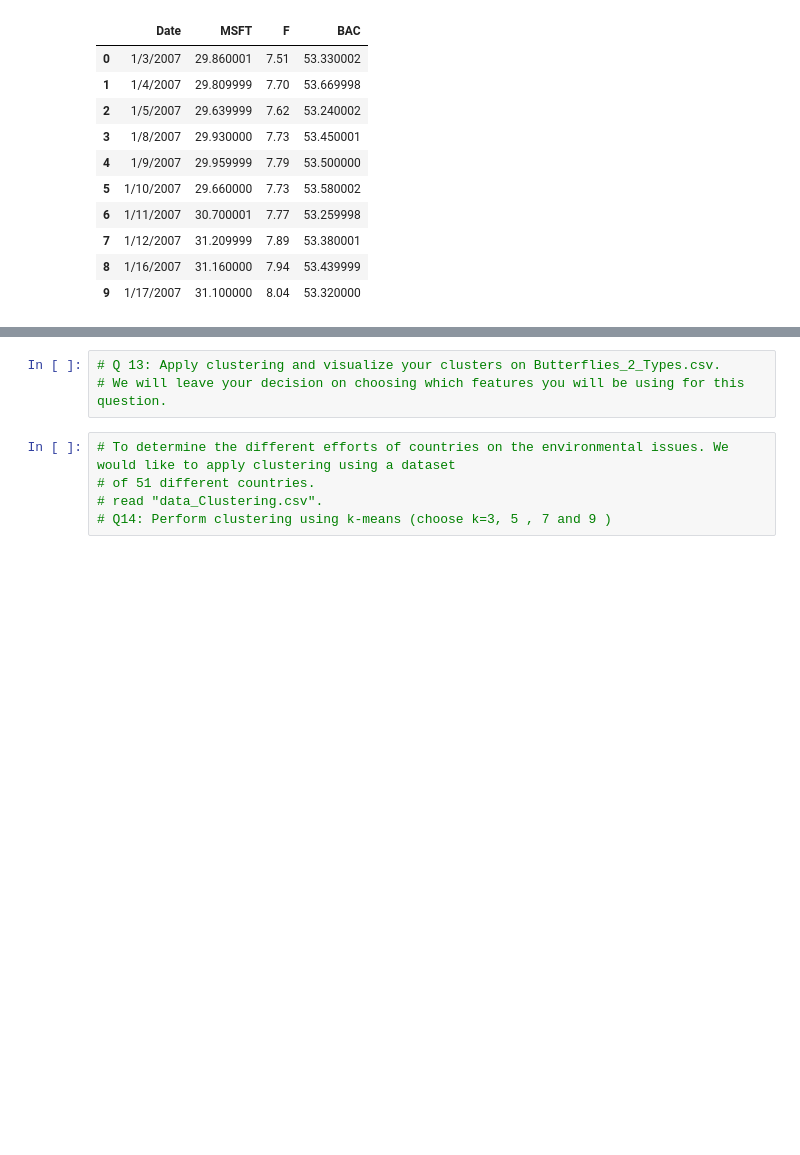
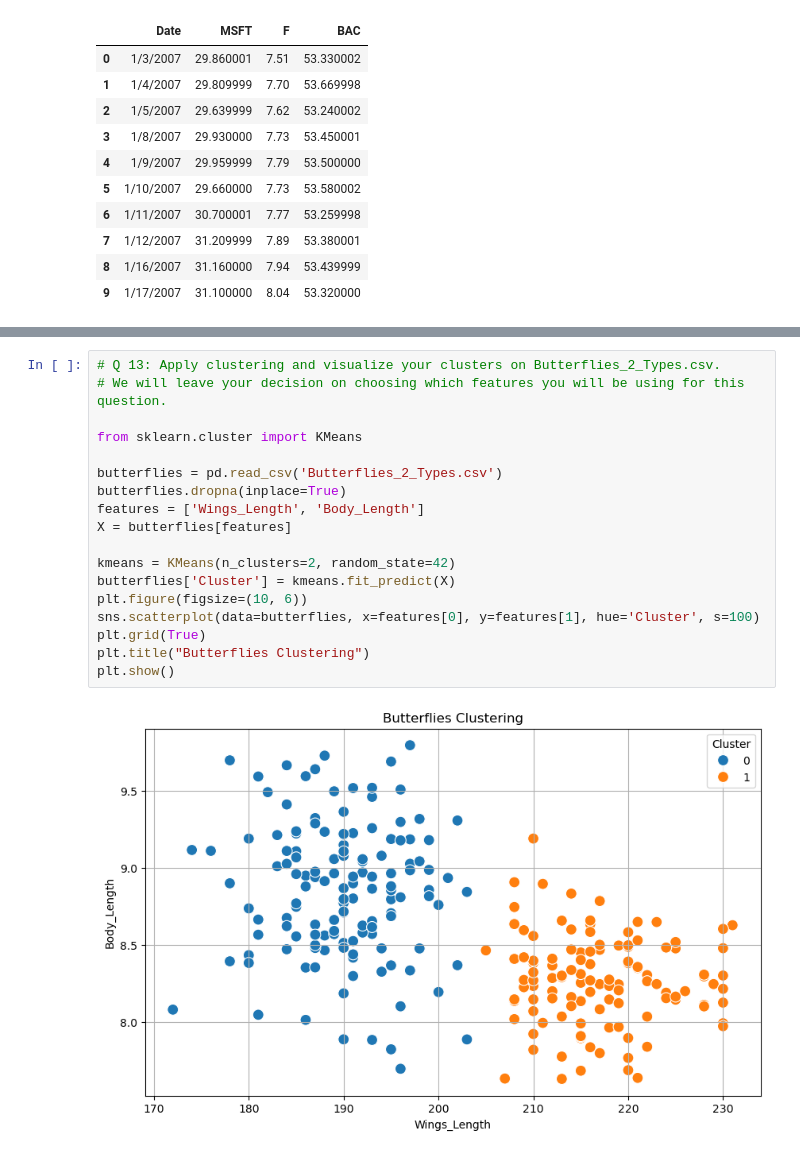
Before and after one commit to Vlouis22/data_science_hmw, a Jupyter notebook: Final_Exam S 2025.ipynb, the cells around one changed output, grey strips where cells are left out. Drawn from its saved outputs; the diff is of its cells as text; blank space fills up the shorter version.

```diff
--- a/Final_Exam S 2025.ipynb
+++ b/Final_Exam S 2025.ipynb
@@ -310,8 +329,20 @@ print((df["BAC"] == 0).sum()) # output: 0
 # %%
 # Q 13: Apply clustering and visualize your clusters on Butterflies_2_Types.csv.
 # We will leave your decision on choosing which features you will be using for this question.
+
+from sklearn.cluster import KMeans
+
+butterflies = pd.read_csv('Butterflies_2_Types.csv')
+butterflies.dropna(inplace=True)
+features = ['Wings_Length', 'Body_Length']
+X = butterflies[features]
+
+kmeans = KMeans(n_clusters=2, random_state=42)
+butterflies['Cluster'] = kmeans.fit_predict(X)
+plt.figure(figsize=(10, 6))
+sns.scatterplot(data=butterflies, x=features[0], y=features[1], hue='Cluster', s=100)
+plt.grid(True)
+plt.title("Butterflies Clustering")
+plt.show()
+# %% [output]
+[figure, added]
-# %%
-# To determine the different efforts of countries on the environmental issues. We would like to apply clustering using a dataset
-# of 51 different countries.
-# read "data_Clustering.csv".
-# Q14: Perform clustering using k-means (choose k=3, 5 , 7 and 9 )
```
Also changed, not shown: parts of 16 cells of this notebook.
